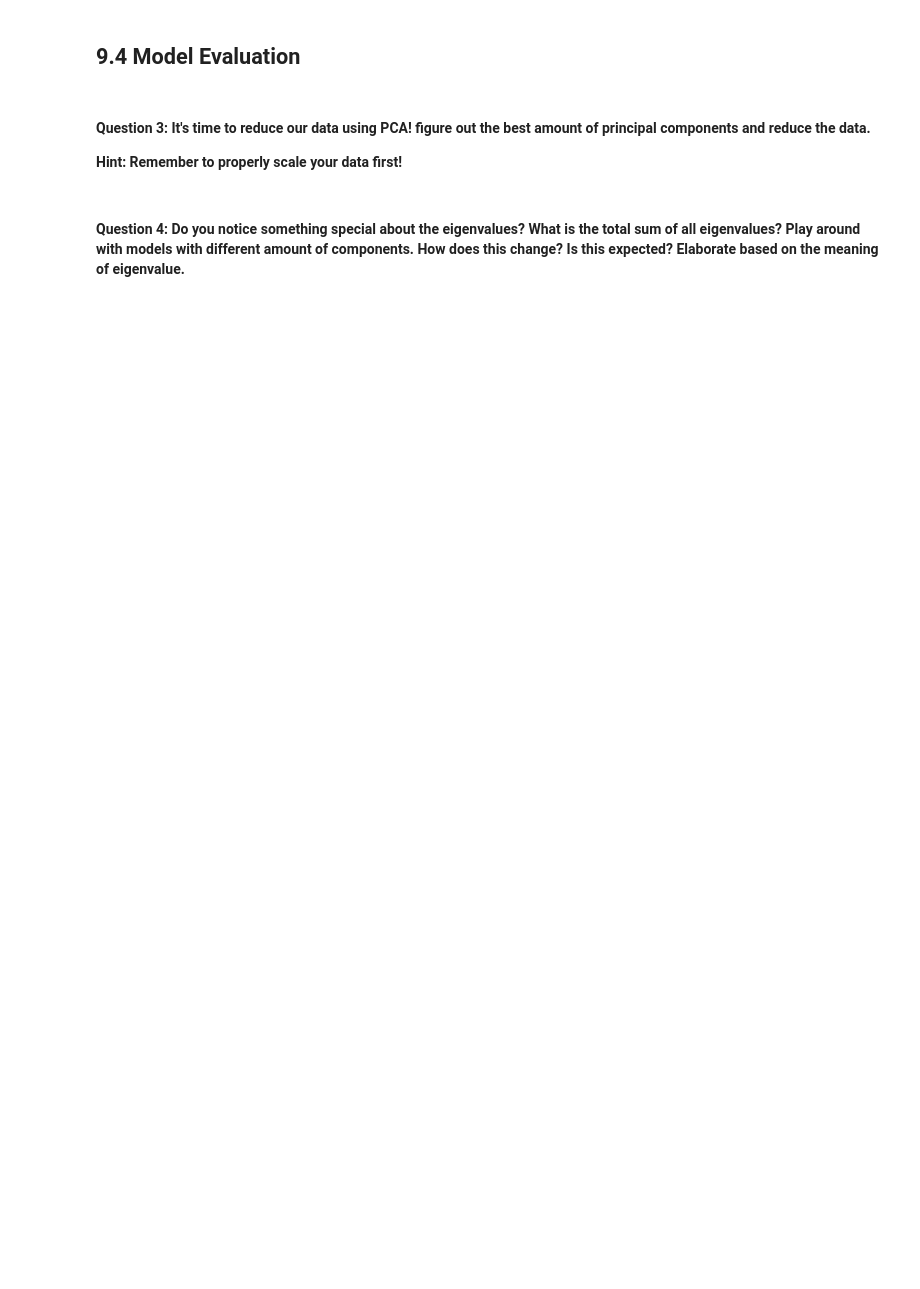
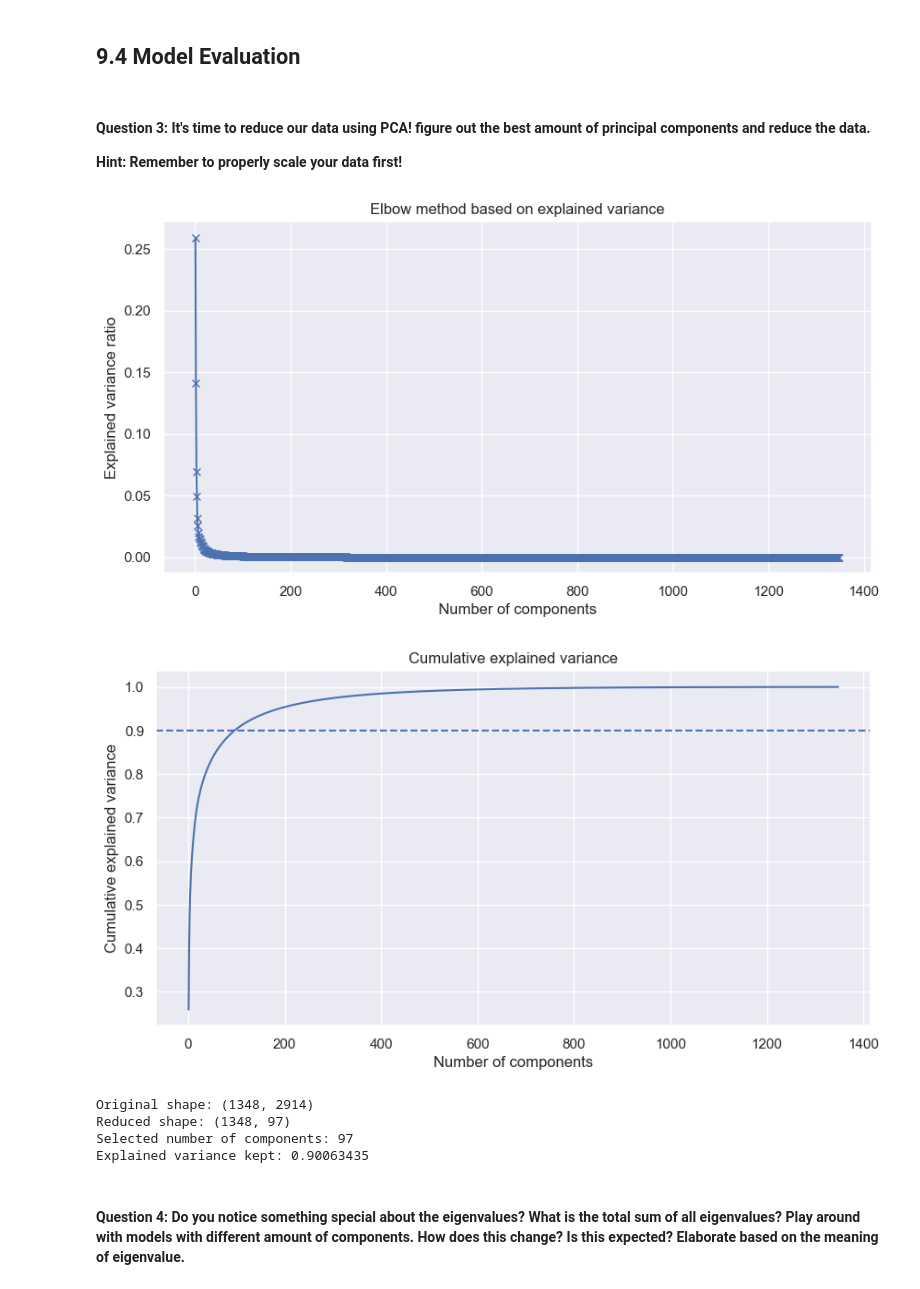
Before and after one commit to ChaybonV/Data-Science-Fundamentals, a Jupyter notebook: 09/DSF 09 - Dimensionality Reduction Exercise.ipynb, the cells around one changed output. Cells and saved outputs as stored; diff of their text form; code cells hidden in the pictures; blank space fills up the shorter version.

```diff
--- a/09/DSF 09 - Dimensionality Reduction Exercise.ipynb
+++ b/09/DSF 09 - Dimensionality Reduction Exercise.ipynb
@@ -36,5 +41,11 @@ First, let's have a look at the data.
 # %%
 from sklearn.datasets import fetch_lfw_people
 faces = fetch_lfw_people(min_faces_per_person=60)
-print(faces.target_names)
-print(faces.images.shape)
+X = faces.data
+y = faces.target
+image_shape = faces.images.shape[1:]
+
+print('Target names:', faces.target_names)
+print('Images shape:', faces.images.shape)
+print('Data shape:', X.shape)
+print('Image shape:', image_shape)
@@ -48,5 +98,52 @@ print(faces.images.shape)
 #### Question 3: It's time to reduce our data using PCA! figure out the best amount of principal components and reduce the data.
 
 **Hint: Remember to properly scale your data first!**
+# %%
+from sklearn.preprocessing import StandardScaler
+
+scaler = StandardScaler()
+X_scaled = scaler.fit_transform(X)
+
+# Fit PCA with all possible components to inspect explained variance.
+pca_all = PCA()
+pca_all.fit(X_scaled)
+
+individual_variance = pca_all.explained_variance_ratio_
+cumulative_variance = np.cumsum(individual_variance)
+
+# Elbow plot: individual explained variance per component.
+plt.figure(figsize=(10, 5))
+plt.plot(np.arange(1, len(individual_variance) + 1), individual_variance, 'x-')
+plt.xlabel('Number of components')
+plt.ylabel('Explained variance ratio')
+plt.title('Elbow method based on explained variance')
+plt.show()
+
+# Cumulative explained variance plot.
+plt.figure(figsize=(10, 5))
+plt.plot(np.arange(1, len(cumulative_variance) + 1), cumulative_variance)
+plt.axhline(y=0.90, linestyle='--')
+plt.xlabel('Number of components')
+plt.ylabel('Cumulative explained variance')
+plt.title('Cumulative explained variance')
+plt.show()
+
+# Choose the first number of components that keeps at least 90% of the variance.
+N_COMPONENTS = np.argmax(cumulative_variance >= 0.90) + 1
+
+pca = PCA(n_components=N_COMPONENTS)
+X_pca = pca.fit_transform(X_scaled)
+
+print('Original shape:', X.shape)
+print('Reduced shape:', X_pca.shape)
+print('Selected number of components:', N_COMPONENTS)
+print('Explained variance kept:', pca.explained_variance_ratio_.sum())
+# %% [output]
+[figure, added]
+[figure, added]
+Original shape: (1348, 2914)
+Reduced shape: (1348, 97)
+Selected number of components: 97
+Explained variance kept: 0.90063435
 # %% [markdown]
 #### Question 4: Do you notice something special about the eigenvalues? What is the total sum of all eigenvalues? Play around with models with different amount of components. How does this change? Is this expected? Elaborate based on the meaning of eigenvalue.
```
Also changed, not shown: parts of 16 cells of this notebook.
